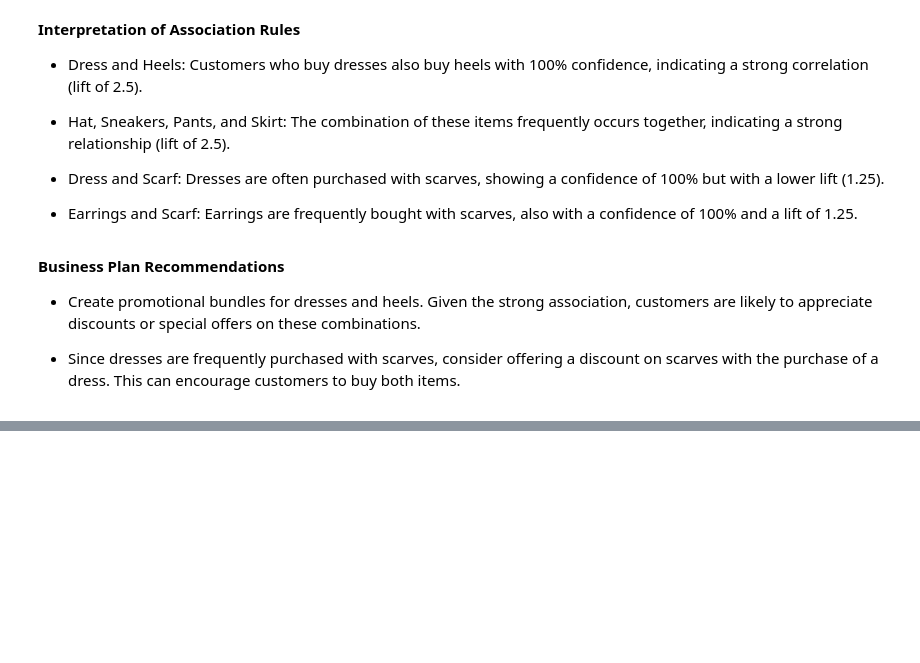
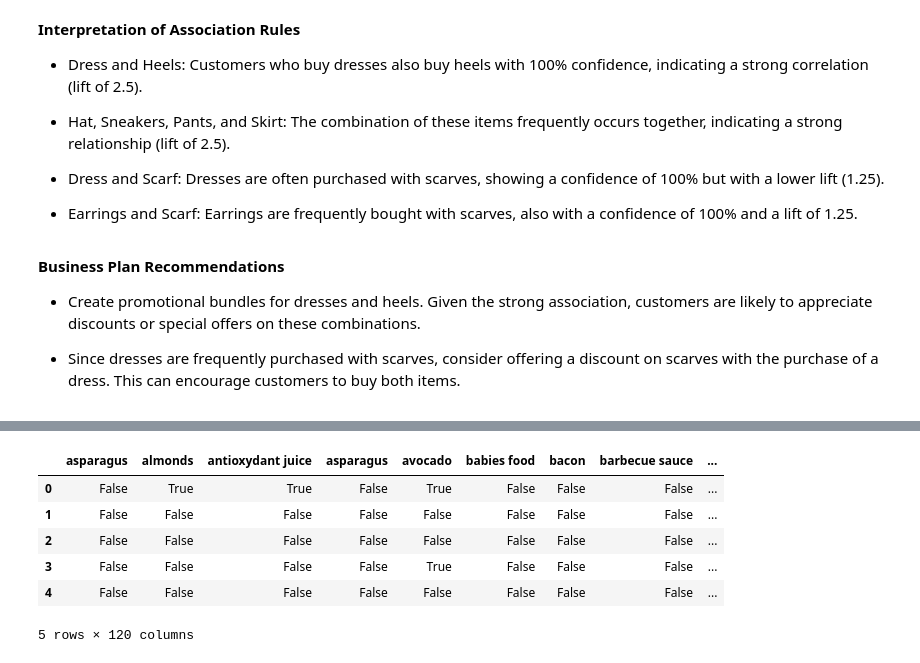
Before and after one commit to Jessica-Emereuwa/GoMyCode-DataScience, a Jupyter notebook: Unsupervised_Association_Rules_Checkpoint.ipynb, the cells around one changed output, grey strips where cells are left out. Saved outputs shown, nothing was run; the diff lists cells and outputs as text; code cells hidden in the pictures; blank space fills up the shorter version.

```diff
--- a/Unsupervised_Association_Rules_Checkpoint.ipynb
+++ b/Unsupervised_Association_Rules_Checkpoint.ipynb
@@ -154,0 +204,11 @@ print("\nAssociation Rules:\n", rules)
+# %%
+import numpy as np
+
+# Convert DataFrame to list of lists
+transactions = df.applymap(str).values.tolist()
+
+# Remove 'nan' values from the transactions
+transactions = [[item for item in transaction if item != 'nan'] for transaction in transactions]
+
+# Display the first few transactions
+transactions[:5]
@@ -154,0 +233,18 @@ print("\nAssociation Rules:\n", rules)
+# %%
+from mlxtend.preprocessing import TransactionEncoder
+from mlxtend.frequent_patterns import apriori, association_rules
+
+# Convert dataset into a one-hot encoded DataFrame
+te = TransactionEncoder()
+te_ary = te.fit(transactions).transform(transactions)
+df_onehot = pd.DataFrame(te_ary, columns=te.columns_)
+
+df_onehot.head()
+# %% [output]
+|  | asparagus | almonds | antioxydant juice | asparagus | avocado | babies food | bacon | barbecue sauce | ... |
+| 0 | False | True | True | False | True | False | False | False | ... |
+| 1 | False | False | False | False | False | False | False | False | ... |
+| 2 | False | False | False | False | False | False | False | False | ... |
+| 3 | False | False | False | False | True | False | False | False | ... |
+| 4 | False | False | False | False | False | False | False | False | ... |
+5 rows × 120 columns
```
Also changed, not shown: parts of 9 cells of this notebook.
